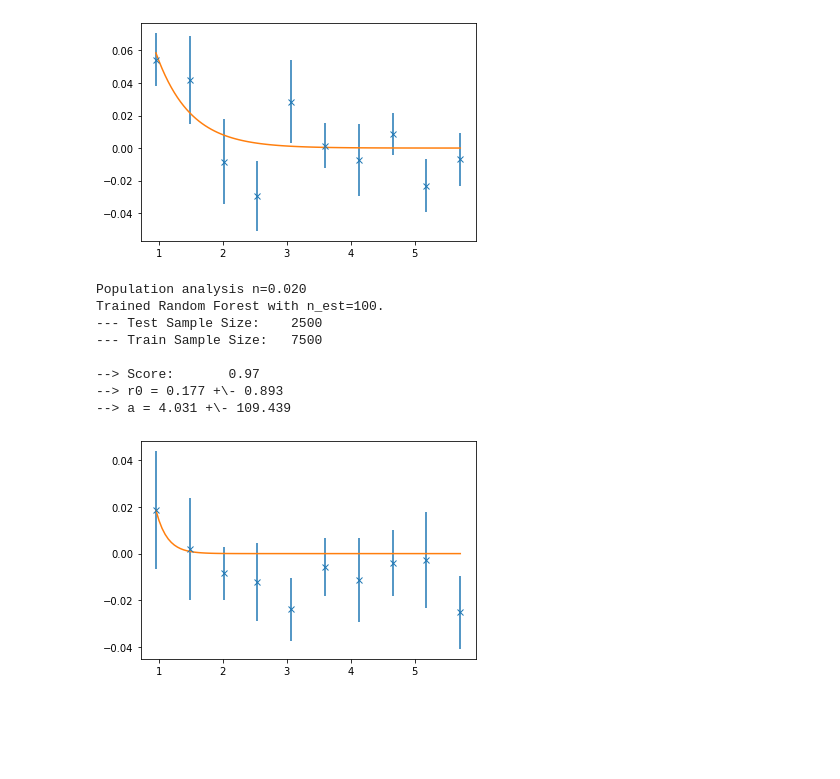
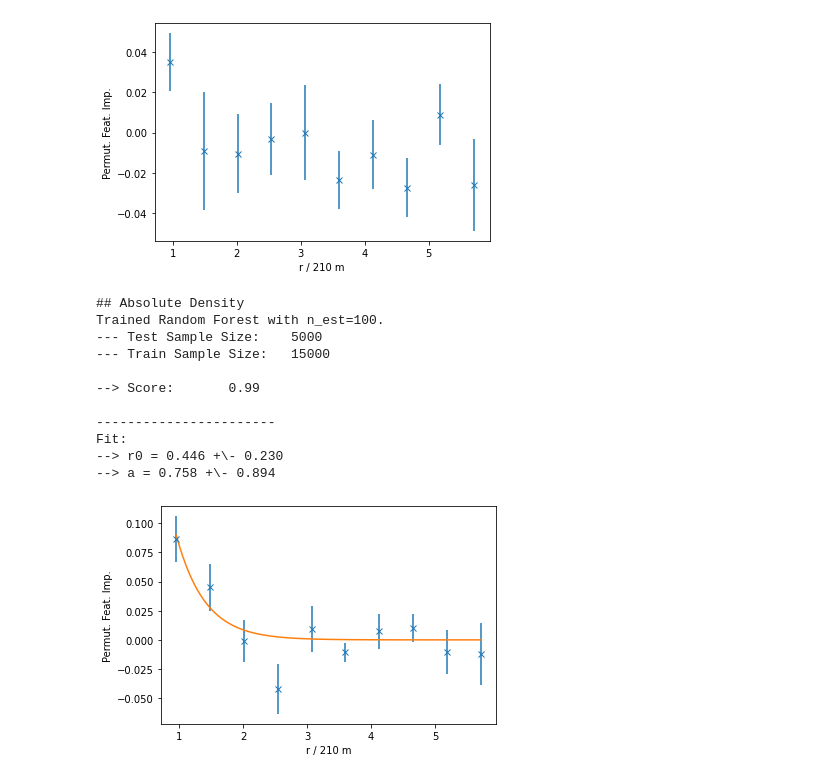
Before and after one commit to damhoe/pv-master, a Jupyter notebook: test_probability_distribution.ipynb, the cells around one changed output. Cells and saved outputs as stored; diff of their text form; code cells hidden in the pictures; blank space fills up the shorter version.

Commit message:
included density gain vs density; minor changes

```diff
--- a/test_probability_distribution.ipynb
+++ b/test_probability_distribution.ipynb
@@ -137,7 +171,7 @@ r0 = 0.21 # km
 ## original number N=3*10^5
 ## rescale for computability (limited memory capacity)
 NO = 300000
-scale = 1.0 / 30
+scale = 1.0 / 15
 N = int(NO * scale)
 
 # area under test L^2
@@ -166,7 +200,7 @@ n_real = density(state)
 
 print("Real inital desity n_i = %.4f\n" % n_real)
 
-exp_all_dist = exp(-all_dist*all_dist)
+exp_all_dist = exp(-all_dist)
 
 def mc_step(locs, state):
     #
@@ -191,8 +225,8 @@ populations = []
 n_steps = 1000
 tStart = time()
 
-tol = 1e-2
-ns = [0.02, 0.03, 0.04, 0.1, 0.2, 0.4]
+tol = 1e-3
+ns = [0.01, 0.02, 0.04, 0.1,]
 
 for step in range(n_steps):
     mc_step(locs, state)
@@ -245,7 +275,7 @@ Visualization the data and the feature calculation.
 import matplotlib.pyplot as plt
 
 # analyse first population
-p = populations[0]
+p = populations[-1]
 print("Population analysis n=%.3f" % p.density())
 
 # First, calculate the features
@@ -262,7 +292,7 @@ fig, ax = p.show()
 # visualize feature for some indices
 # choosed by hand (because of centered location)
 indices = [0, 20]
-colors = ['green', 'orchid']
+colors = ['blue', 'orchid']
 
 circles, labels = [], []
 for idx, c in zip(indices, colors):
@@ -306,40 +336,65 @@ nr = int((rmax - rmin) * r0 / 0.1) # 0.1 km increaments
 def model(x, a, r0):
     return a * np.exp(- x / r0)
 
-def run_analysis(p):
-    print("\nPopulation analysis n=%.3f" % p.density())
+def run_analysis(p, density_gain=True):
     p.init_features(rmin, rmax, nr)
 
-    mean, std = p.analyse()
+    if density_gain:
+        print("## Density Gain")
+        raw_mean, raw_std = p.analyse_gain()
+    else:
+        print("## Absolute Density")
+        raw_mean, raw_std = p.analyse()
+
+    mean = raw_mean * 1
+    std = raw_std * 1
 
     # fit exp function to data
     x0 = array([0.0, 0.1])
     bnds = (array([-inf, 0.0]), array([inf, inf]))
-    nmax = 5
-    popt, pcov = curve_fit(model, array(list(p.features.keys())[:]), mean[:], p0=x0, bounds=bnds)
+    #nmax = 5
+
+    try:
+        popt, pcov = curve_fit(model, array(list(p.features.keys())[:]), mean[:], p0=x0, bounds=bnds)
+
+        # output
+        #print("\nSolver terminated successfully with nit=%d" % result.nit)
+        perr = np.sqrt(np.diag(pcov))
+        print("\n-----------------------")
+        print("Fit:")
+        print("--> r0 = %.3f +\- %.3f" % (popt[1], perr[1]))
+        print("--> a = %.3f +\- %.3f" % (popt[0], perr[0]))
+        #print("--> b = %.3f" % result.x[2])
+    except RuntimeError:
+        print('\n Analysis failed -> not converging')
 
     #result = minimize(chi2, x0, args=(mean[:], array(list(p.features.keys())[:]), std[:]))
 
-    # output
-    #print("\nSolver terminated successfully with nit=%d" % result.nit)
-    perr = np.sqrt(np.diag(pcov))
-    print("--> r0 = %.3f +\- %.3f" % (popt[1], perr[1]))
-    print("--> a = %.3f +\- %.3f" % (popt[0], perr[0]))
-    #print("--> b = %.3f" % result.x[2])
+
 
     # plot result
     fig = plt.figure()
+
     plt.errorbar(p.features.keys(), mean, yerr=std, fmt='x')
 
     xs = np.linspace(rmin, rmax, 100)
-    plt.plot(xs, model(xs, *popt))
+
+    try:
+        plt.plot(xs, model(xs, *popt))
+    except:
+        pass
+
+    plt.xlabel("r / 210 m")
+    plt.ylabel("Permut. Feat. Imp.")
     plt.show()
 
 #################################################
 # Population I
 #
 for population in populations:
+    print("\nPopulation analysis n=%.3f\n" % population.density())
     run_analysis(population)
+    run_analysis(population, density_gain=False)
 #run_analysis(populations[1])
 #run_analysis(populations[2])
 #run_analysis(populations[3])
@@ -355,10 +412,13 @@ Trained Random Forest with n_est=100.
-[figure, old version]
+[figure, new version]
-Population analysis n=0.020
+## Absolute Density
 Trained Random Forest with n_est=100.
---- Test Sample Size:    2500
---- Train Sample Size:   7500
+--- Test Sample Size:    5000
+--- Train Sample Size:   15000
 
---> Score:       0.97
---> r0 = 0.177 +\- 0.893
---> a = 4.031 +\- 109.439
+--> Score:       0.99
+
+-----------------------
+Fit:
+--> r0 = 0.446 +\- 0.230
+--> a = 0.758 +\- 0.894
-[figure, old version]
+[figure, new version]
```
Also changed, not shown: parts of 4 cells of this notebook.
